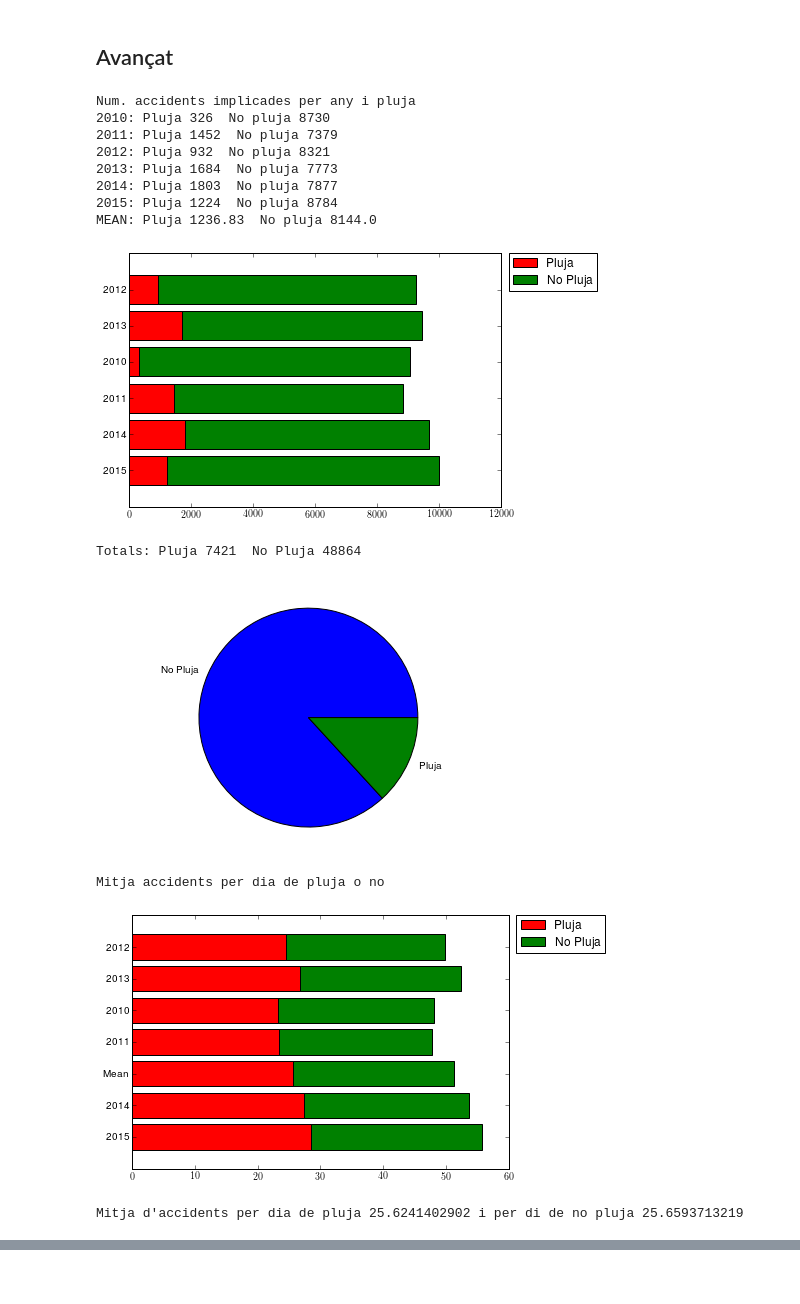
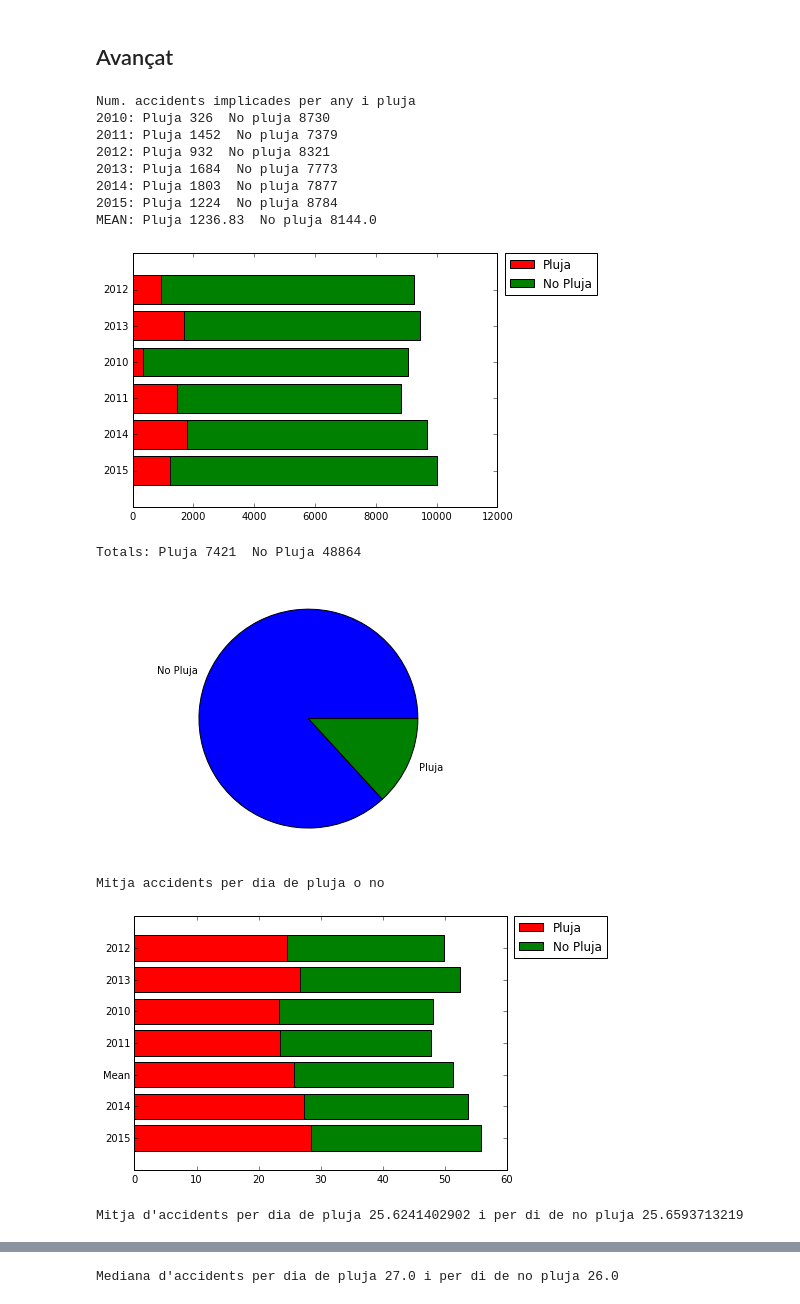
Before and after one commit to nicofo/Estudi-Transit-BCN, a Jupyter notebook: TFG.ipynb, the cells around one changed output, grey strips where cells are left out. Saved outputs shown, nothing was run; the diff lists cells and outputs as text; code cells hidden in the pictures; blank space fills up the shorter version.

```diff
--- a/TFG.ipynb
+++ b/TFG.ipynb
@@ -679,8 +618,8 @@ Dictionary and DataFrame utilities
 # %%
 import numpy as np
 import matplotlib
-matplotlib.rcParams['text.usetex'] = True
-matplotlib.rcParams['text.latex.unicode'] = True
+#matplotlib.rcParams['text.usetex'] = True
+#matplotlib.rcParams['text.latex.unicode'] = True
 import matplotlib.pyplot as plt
 def countTypes(df, name):
     return df.groupby(name)['NumeroDexpedient'].count()
@@ -712,7 +651,10 @@ def printSortDict(D):
 
     dtmp = sorted(D.items(), key=lambda x:x[1])
     for v,k in dtmp[::-1]:
-        print ''+v+": "+str(round(float(k),2))
+        try:
+            print ''+str(v)+": "+str(round(float(k),2))
+        except:
+            print ''+v+": "+str(round(float(k),2))
 # %% [markdown]
 Plot Utilities
 -----------------
@@ -1610,38 +1112,38 @@ acDiesPloguts=[]
 acDiesNoPloguts=[]
 
 import numpy
 def median(lst):
     return numpy.median(numpy.array(lst))
 
 
 for i in range(sizeYears):
     result = general[i][general[i]["Pluja"]==True]
     dates=result.groupby(['Data'])['Data']
     for data in dates.groups:
             dataInfo=result[result['Data'] == data]
-            acDiesPloguts.append(dataInfo.count())
+            acDiesPloguts.append(dataInfo['NumeroDexpedient'].count())
     result = general[i][general[i]["Pluja"]==False]
     dates=result.groupby(['Data'])['Data']
     for data in dates.groups:
             dataInfo=result[result['Data'] == data]
-            acDiesNoPloguts.append(dataInfo.count())
+            acDiesNoPloguts.append(dataInfo['NumeroDexpedient'].count())
 medianaPluja=median(acDiesPloguts)
 medianaNoPluja=median(acDiesNoPloguts)
 
 print "Mediana d'accidents per dia de pluja", medianaPluja,'i per di de no pluja',medianaNoPluja
 pieDict({"Pluja":medianaPluja, "No Pluja":medianaNoPluja }, plotName= 'AccidentsDiaMedianPiePlujesAny')
 # %% [output]
 Num. accidents implicades per any i pluja
 2010: Pluja 326  No pluja 8730
 2011: Pluja 1452  No pluja 7379
 2012: Pluja 932  No pluja 8321
 2013: Pluja 1684  No pluja 7773
 2014: Pluja 1803  No pluja 7877
 2015: Pluja 1224  No pluja 8784
 MEAN: Pluja 1236.83  No pluja 8144.0
-[figure, old version]
+[figure, new version]
 Totals: Pluja 7421  No Pluja 48864
-[figure, old version]
+[figure, new version]
 Mitja accidents per dia de pluja o no
-[figure, old version]
+[figure, new version]
 Mitja d'accidents per dia de pluja 25.6241402902 i per di de no pluja 25.6593713219
@@ -1648,0 +1151 @@ Mitja d'accidents per dia de pluja 25.6241402902 i per di de no pluja 25.6593713
+Mediana d'accidents per dia de pluja 27.0 i per di de no pluja 26.0
```
Also changed, not shown: parts of 26 cells of this notebook, 10 other files.
